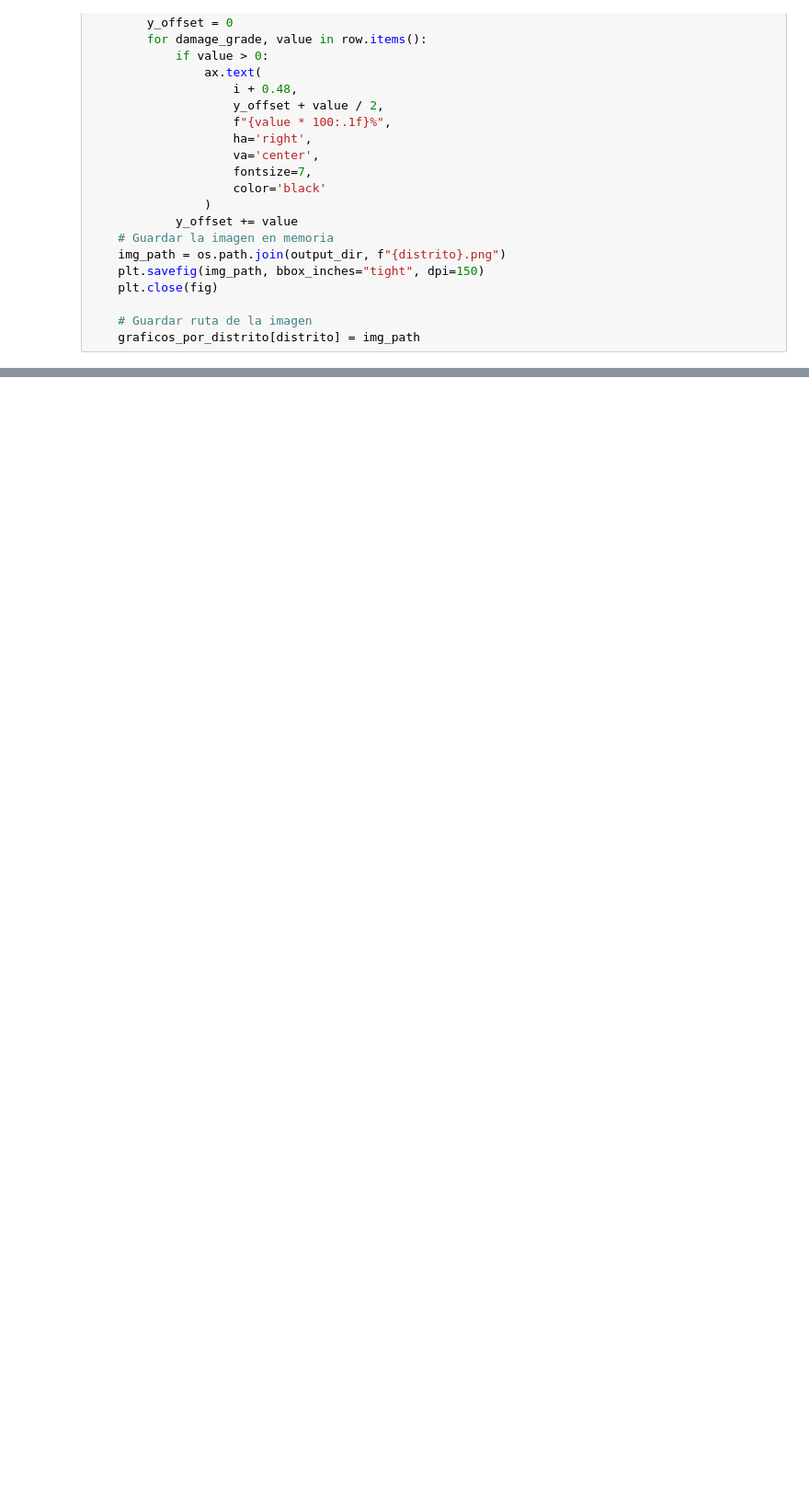
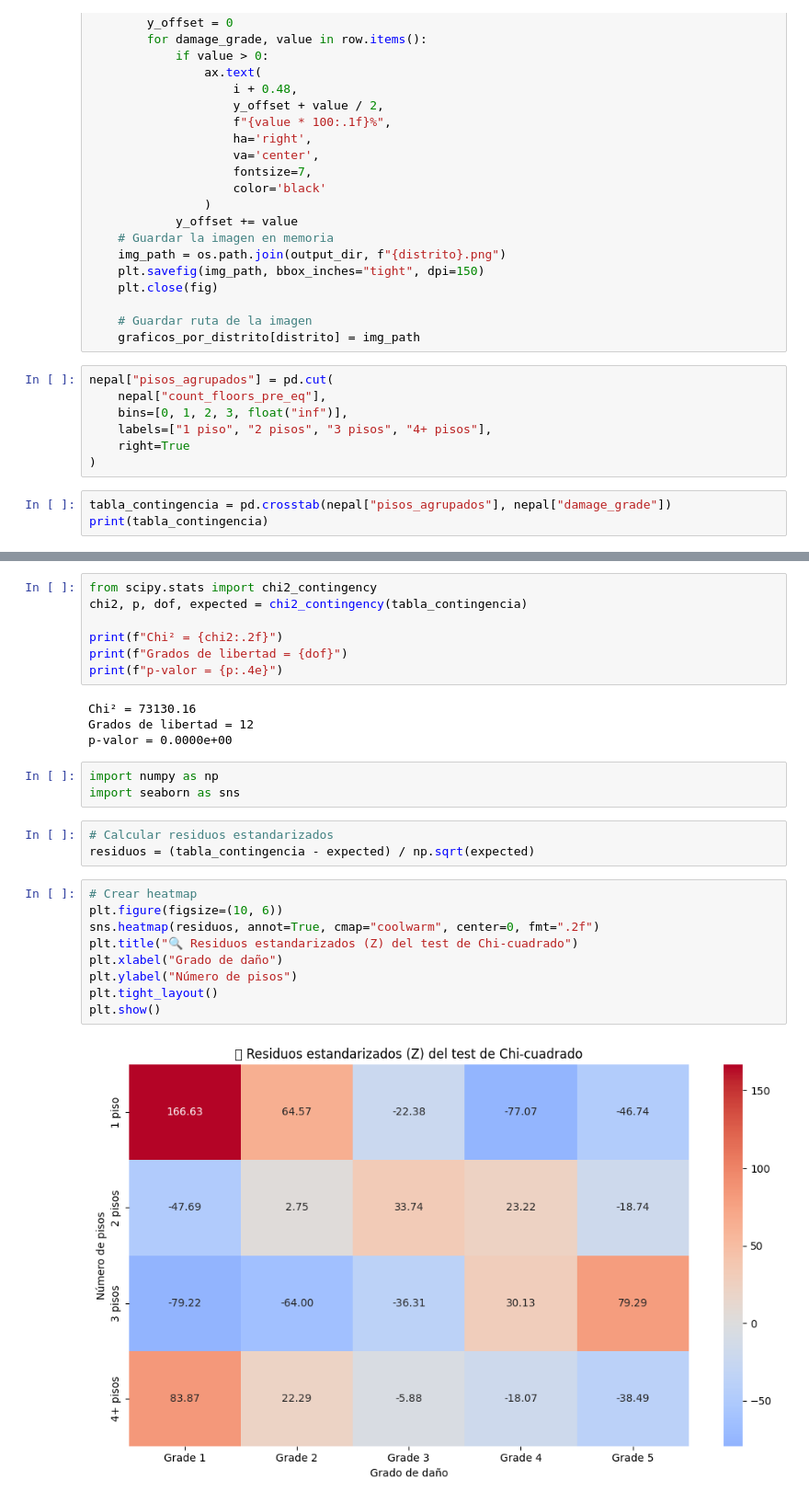
Before and after one commit to InigoLopez1999/ProyectoEDA_Inigo, a Jupyter notebook: Creacion graficas pisos por distrito.ipynb, the cells around one changed output, grey strips where cells are left out. Shown at 92% size. Saved outputs shown, nothing was run; the diff lists cells and outputs as text; blank space fills up the shorter version.

Commit message:
grafica pisos heatmap

```diff
--- a/Creacion graficas pisos por distrito.ipynb
+++ b/Creacion graficas pisos por distrito.ipynb
@@ -61,3 +61,13 @@ for distrito in distritos:
 
     # Guardar ruta de la imagen
     graficos_por_distrito[distrito] = img_path
+# %%
+nepal["pisos_agrupados"] = pd.cut(
+    nepal["count_floors_pre_eq"],
+    bins=[0, 1, 2, 3, float("inf")],
+    labels=["1 piso", "2 pisos", "3 pisos", "4+ pisos"],
+    right=True
+)
+# %%
+tabla_contingencia = pd.crosstab(nepal["pisos_agrupados"], nepal["damage_grade"])
+print(tabla_contingencia)
@@ -63,0 +81,28 @@ for distrito in distritos:
+# %%
+from scipy.stats import chi2_contingency
+chi2, p, dof, expected = chi2_contingency(tabla_contingencia)
+
+print(f"Chi² = {chi2:.2f}")
+print(f"Grados de libertad = {dof}")
+print(f"p-valor = {p:.4e}")
+# %% [output]
+Chi² = 73130.16
+Grados de libertad = 12
+p-valor = 0.0000e+00
+# %%
+import numpy as np
+import seaborn as sns
+# %%
+# Calcular residuos estandarizados
+residuos = (tabla_contingencia - expected) / np.sqrt(expected)
+# %%
+# Crear heatmap
+plt.figure(figsize=(10, 6))
+sns.heatmap(residuos, annot=True, cmap="coolwarm", center=0, fmt=".2f")
+plt.title("🔍 Residuos estandarizados (Z) del test de Chi-cuadrado")
+plt.xlabel("Grado de daño")
+plt.ylabel("Número de pisos")
+plt.tight_layout()
+plt.show()
+# %% [output]
+[figure, added]
```
Also changed, not shown: parts of 1 cell of this notebook.
